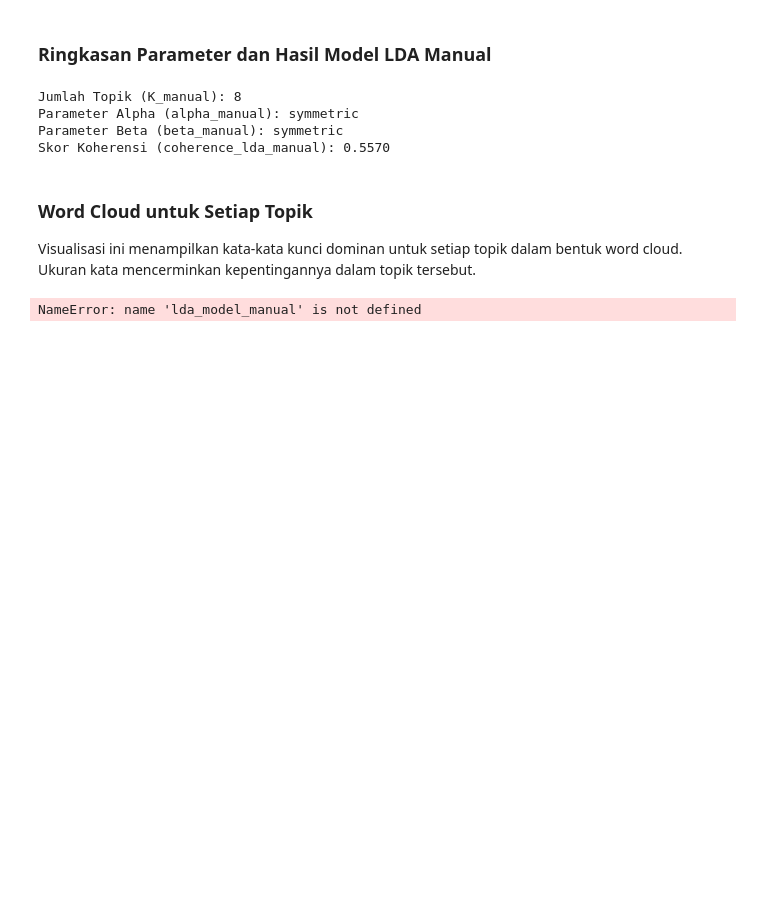
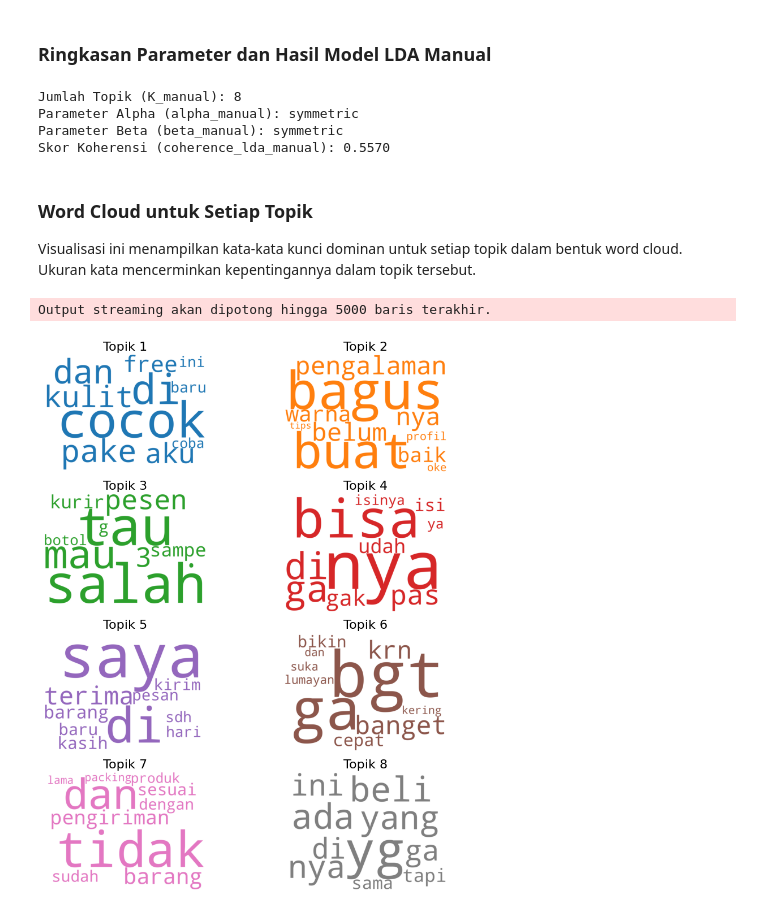
Before and after one commit to Alnico81/OPTMASI-APSO, a Jupyter notebook: LDA_.ipynb, the cells around one changed output. Saved outputs shown, nothing was run; the diff lists cells and outputs as text; code cells hidden in the pictures; blank space fills up the shorter version.

```diff
--- a/LDA_.ipynb
+++ b/LDA_.ipynb
@@ -173,29 +173,30 @@ Visualisasi ini menampilkan kata-kata kunci dominan untuk setiap topik dalam ben
 # %%
 cols = plt.cm.tab10.colors
 
 cloud = WordCloud(stopwords=[],
                   background_color='white',
                   width=2500,
                   height=1800,
                   max_words=10,
                   colormap='tab10',
-                  color_func=lambda *args, **kwargs: cols[i],
+                  color_func=lambda *args, **kwargs: tuple(int(c * 255) for c in cols[i]),
                   prefer_horizontal=1.0)
 
 topics = lda_model_manual.show_topics(formatted=False)
 
 fig, axes = plt.subplots(int(K_manual/2), 2, figsize=(10,10), sharex=True, sharey=True)
 
 for i, ax in enumerate(axes.flatten()):
     if i < K_manual:
         # Extract words and their weights for the current topic
         topic_words_weights = dict(topics[i][1])
         cloud.generate_from_frequencies(topic_words_weights)
         ax.imshow(cloud)
         ax.set_title('Topik ' + str(i+1), fontdict=dict(size=16))
         ax.axis('off')
 
 plt.tight_layout(w_pad=0)
 plt.show()
 # %% [output]
-NameError: name 'lda_model_manual' is not defined
+Output streaming akan dipotong hingga 5000 baris terakhir.
+[figure, added]
```
